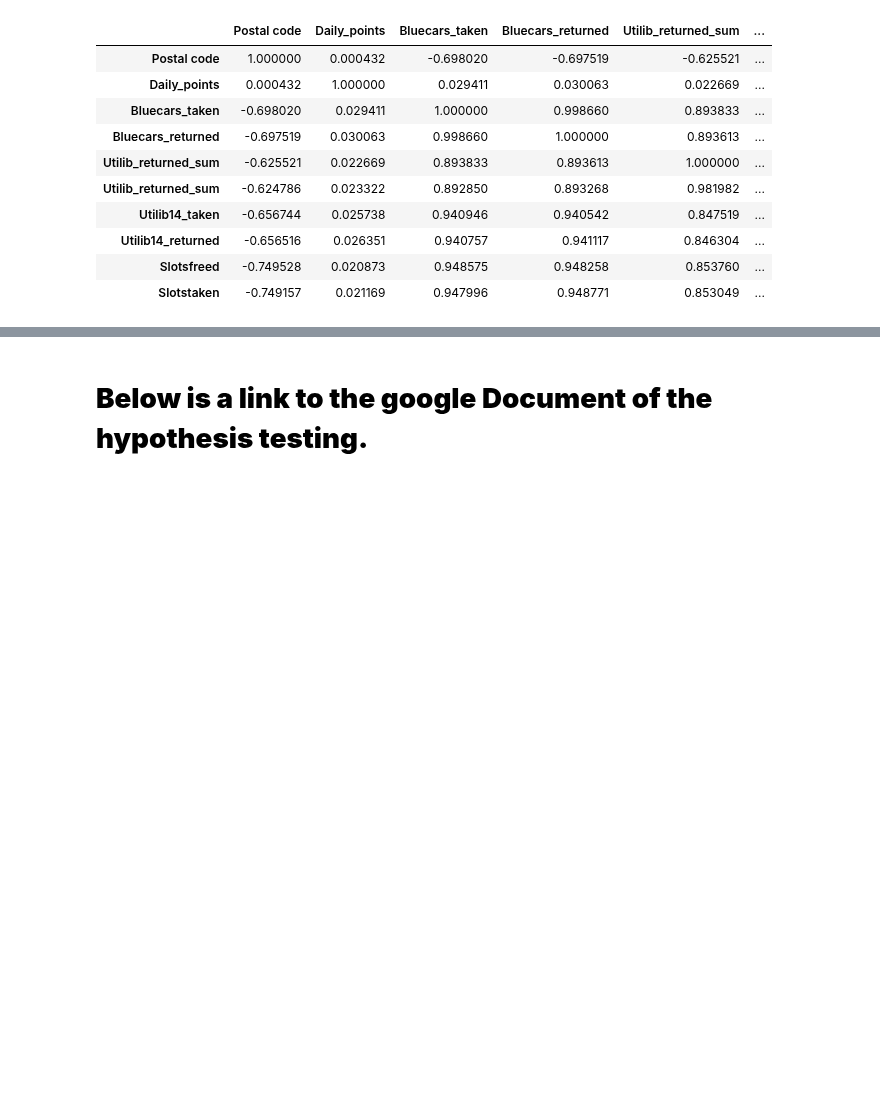
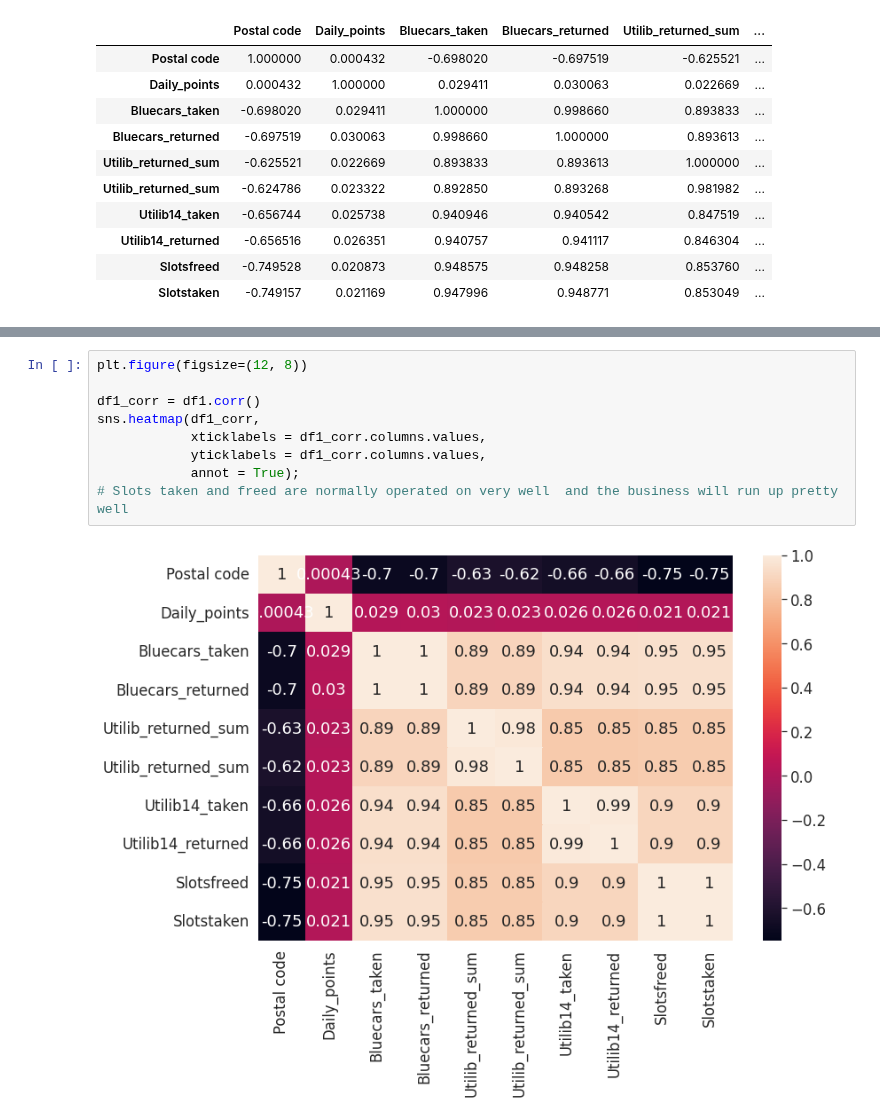
Before and after one commit to captmmari/Decsriptive-analysis-Independent-project, a Jupyter notebook: Simon_Mmari_Independent_Project_Week04_Core.ipynb, the cells around one changed output, grey strips where cells are left out. Cells and saved outputs as stored; diff of their text form; blank space fills up the shorter version.

```diff
--- a/Simon_Mmari_Independent_Project_Week04_Core.ipynb
+++ b/Simon_Mmari_Independent_Project_Week04_Core.ipynb
@@ -440,2 +450,11 @@ plt.show()
-# %% [markdown]
-# **Below is a link to the google Document of the hypothesis testing.**
+# %%
+plt.figure(figsize=(12, 8))
+
+df1_corr = df1.corr()
+sns.heatmap(df1_corr,
+            xticklabels = df1_corr.columns.values,
+            yticklabels = df1_corr.columns.values,
+            annot = True);
+# Slots taken and freed are normally operated on very well  and the business will run up pretty well
+# %% [output]
+[figure, added]
```
Also changed, not shown: parts of 21 cells of this notebook.
